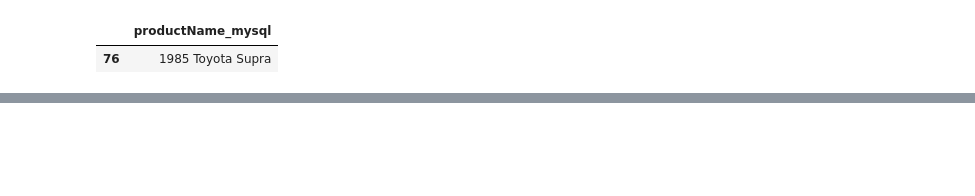
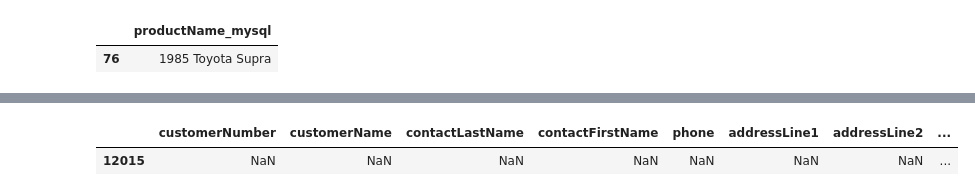
Before and after one commit to amarindraa/Analyze-Data-in-a-Model-Car-Database-with-MySQL-Workbench, a Jupyter notebook: Analyze Data in a Model Car Database with MySQL Workbench.ipynb, the cells around one changed output, grey strips where cells are left out. Drawn from its saved outputs; the diff is of its cells as text; code cells hidden in the pictures; blank space fills up the shorter version.

```diff
--- a/Analyze Data in a Model Car Database with MySQL Workbench.ipynb
+++ b/Analyze Data in a Model Car Database with MySQL Workbench.ipynb
@@ -247,0 +229,2 @@ np.int64(15)
+# %%
+df['PaymentDuration'] = df['paymentDate'] - df['orderDate']
@@ -247,0 +235,5 @@ np.int64(15)
+# %%
+df[df['productName'] == '1985 Toyota Supra']
+# %% [output]
+|  | customerNumber | customerName | contactLastName | contactFirstName | phone | addressLine1 | addressLine2 | ... |
+| 12015 | NaN | NaN | NaN | NaN | NaN | NaN | NaN | ... |
```
Also changed, not shown: parts of 70 cells of this notebook, 2 other files.
